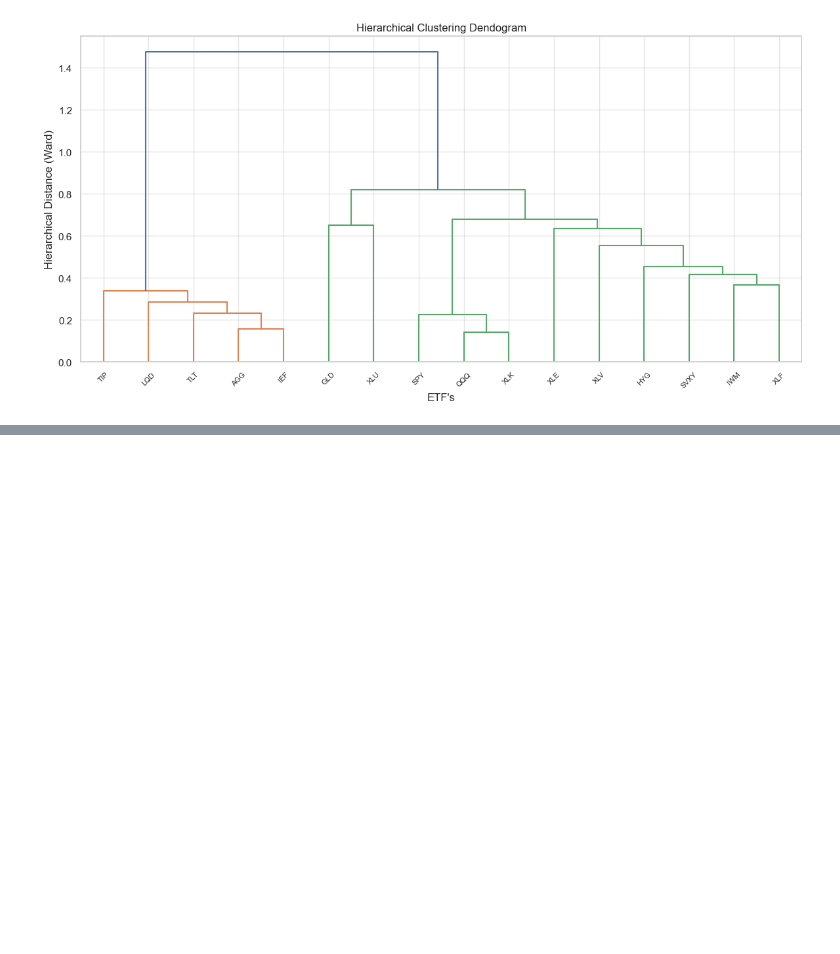
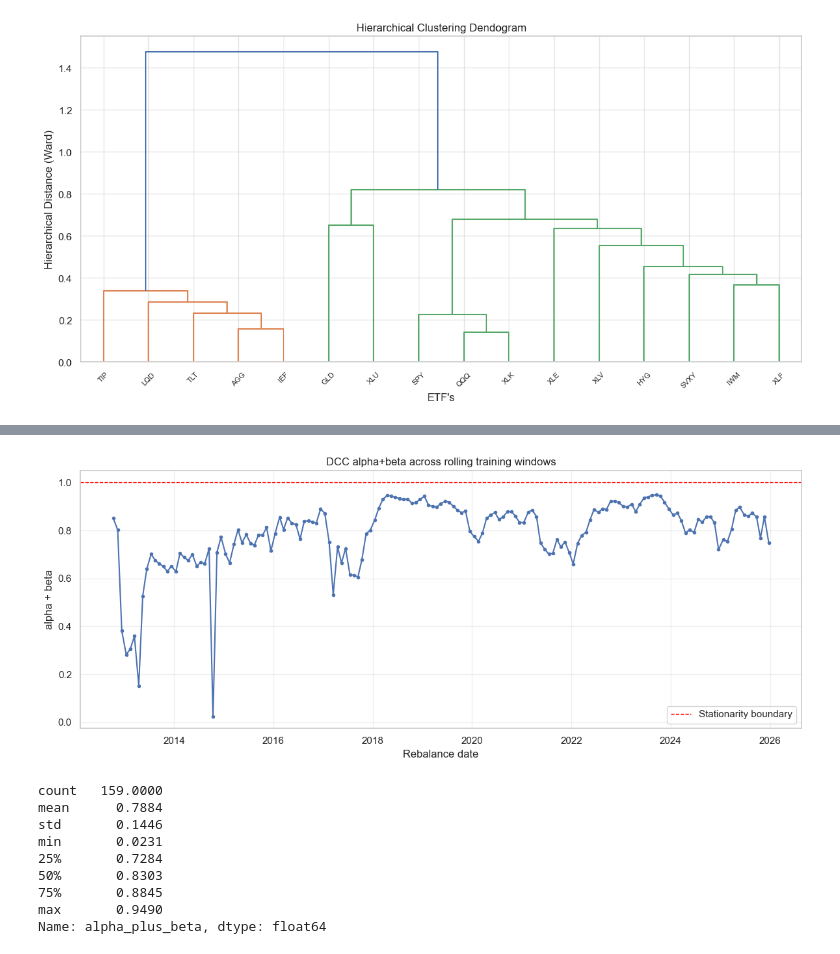
Before and after one commit to lukaszchazowiec/dynamic-covariance-hrp-optimizer, a Jupyter notebook: notebooks/analysis.ipynb, the cells around one changed output, grey strips where cells are left out. Saved outputs shown, nothing was run; the diff lists cells and outputs as text; code cells hidden in the pictures; blank space fills up the shorter version.

```diff
--- a/notebooks/analysis.ipynb
+++ b/notebooks/analysis.ipynb
@@ -434,0 +540,24 @@ print(comparison_df.sum().round(4))
+# %%
+plt.figure(figsize=(12, 5))
+plt.plot(diagnostics_df.index, diagnostics_df["alpha_plus_beta"], marker="o", markersize=3)
+plt.axhline(1.0, color="red", linestyle="--", linewidth=1, label="Stationarity boundary")
+plt.title("DCC alpha+beta across rolling training windows")
+plt.xlabel("Rebalance date")
+plt.ylabel("alpha + beta")
+plt.legend()
+plt.grid(True, alpha=0.3)
+plt.tight_layout()
+plt.show()
+
+print(diagnostics_df["alpha_plus_beta"].describe())
+# %% [output]
+[figure, added]
+count   159.0000
+mean      0.7884
+std       0.1446
+min       0.0231
+25%       0.7284
+50%       0.8303
+75%       0.8845
+max       0.9490
+Name: alpha_plus_beta, dtype: float64
```
Also changed, not shown: parts of 17 cells of this notebook, 5 other files.
